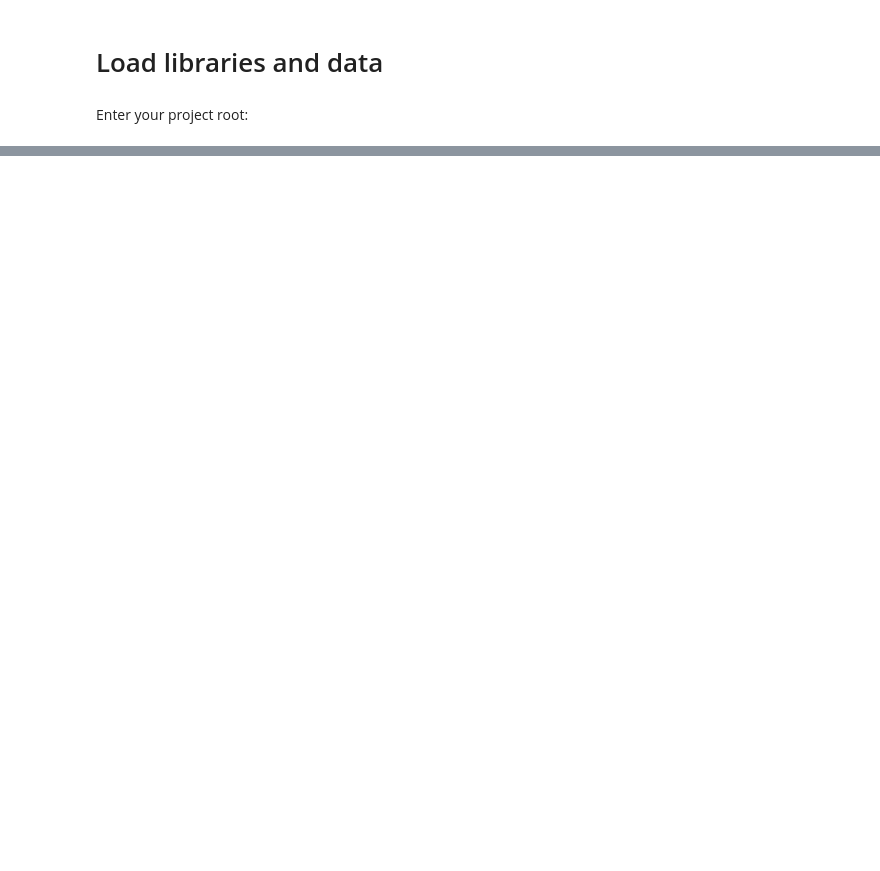
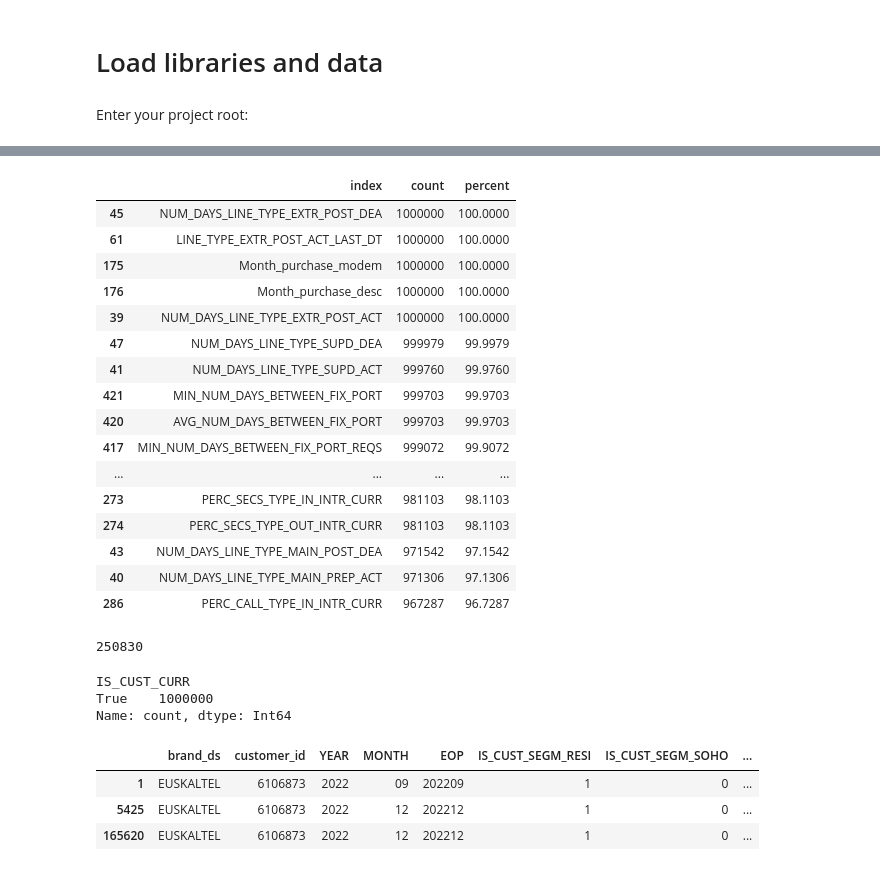
Before and after one commit to Zrive/zrive-ds-4q23-churn, a Jupyter notebook: src/eda/explore_data.ipynb, the cells around one changed output, grey strips where cells are left out. Cells and saved outputs as stored; diff of their text form; code cells hidden in the pictures; blank space fills up the shorter version.

```diff
--- a/src/eda/explore_data.ipynb
+++ b/src/eda/explore_data.ipynb
@@ -57,0 +142,25 @@ sample.head()
+# %%
+na_info_sorted = nulls.sort_values(by='percent', ascending=False)
+na_info_sorted.head(20)
+# %% [output]
+|  | index | count | percent |
+| 45 | NUM_DAYS_LINE_TYPE_EXTR_POST_DEA | 1000000 | 100.0000 |
+| 61 | LINE_TYPE_EXTR_POST_ACT_LAST_DT | 1000000 | 100.0000 |
+| 175 | Month_purchase_modem | 1000000 | 100.0000 |
+| 176 | Month_purchase_desc | 1000000 | 100.0000 |
+| 39 | NUM_DAYS_LINE_TYPE_EXTR_POST_ACT | 1000000 | 100.0000 |
+| 47 | NUM_DAYS_LINE_TYPE_SUPD_DEA | 999979 | 99.9979 |
+| 41 | NUM_DAYS_LINE_TYPE_SUPD_ACT | 999760 | 99.9760 |
+| 421 | MIN_NUM_DAYS_BETWEEN_FIX_PORT | 999703 | 99.9703 |
+| 420 | AVG_NUM_DAYS_BETWEEN_FIX_PORT | 999703 | 99.9703 |
+| 417 | MIN_NUM_DAYS_BETWEEN_FIX_PORT_REQS | 999072 | 99.9072 |
+| ... | ... | ... | ... |
+| 273 | PERC_SECS_TYPE_IN_INTR_CURR | 981103 | 98.1103 |
+| 274 | PERC_SECS_TYPE_OUT_INTR_CURR | 981103 | 98.1103 |
+| 43 | NUM_DAYS_LINE_TYPE_MAIN_POST_DEA | 971542 | 97.1542 |
+| 40 | NUM_DAYS_LINE_TYPE_MAIN_PREP_ACT | 971306 | 97.1306 |
+| 286 | PERC_CALL_TYPE_IN_INTR_CURR | 967287 | 96.7287 |
+# %%
+sample['customer_id'].nunique()
+# %% [output]
+250830
@@ -57,0 +170,13 @@ sample.head()
+# %%
+sample['IS_CUST_CURR'].value_counts()
+# %% [output]
+IS_CUST_CURR
+True    1000000
+Name: count, dtype: Int64
+# %%
+sample[sample['customer_id'] == '6106873']
+# %% [output]
+|  | brand_ds | customer_id | YEAR | MONTH | EOP | IS_CUST_SEGM_RESI | IS_CUST_SEGM_SOHO | ... |
+| 1 | EUSKALTEL | 6106873 | 2022 | 09 | 202209 | 1 | 0 | ... |
+| 5425 | EUSKALTEL | 6106873 | 2022 | 12 | 202212 | 1 | 0 | ... |
+| 165620 | EUSKALTEL | 6106873 | 2022 | 12 | 202212 | 1 | 0 | ... |
```
Also changed, not shown: parts of 19 cells of this notebook, 1 other file.
